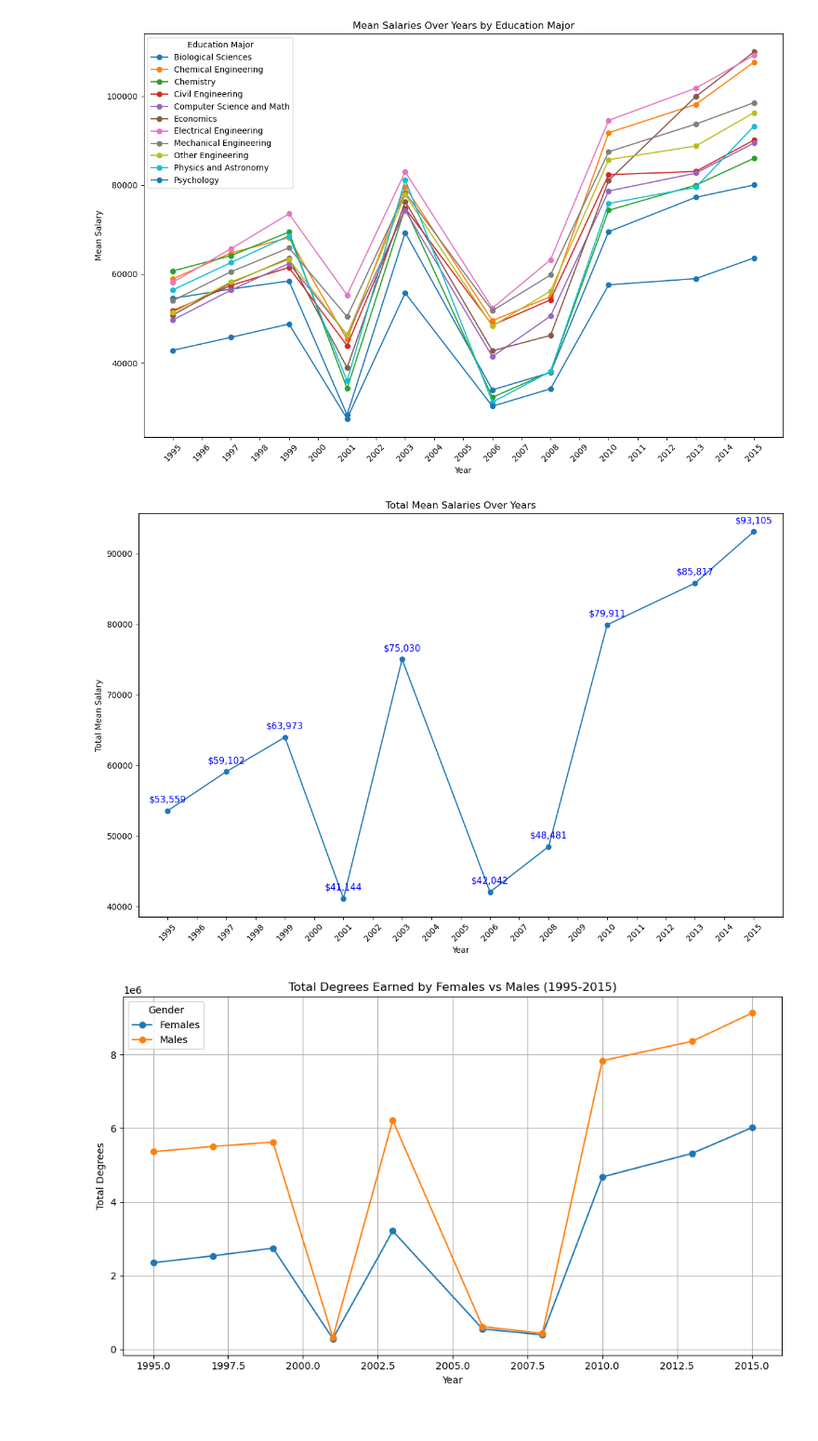
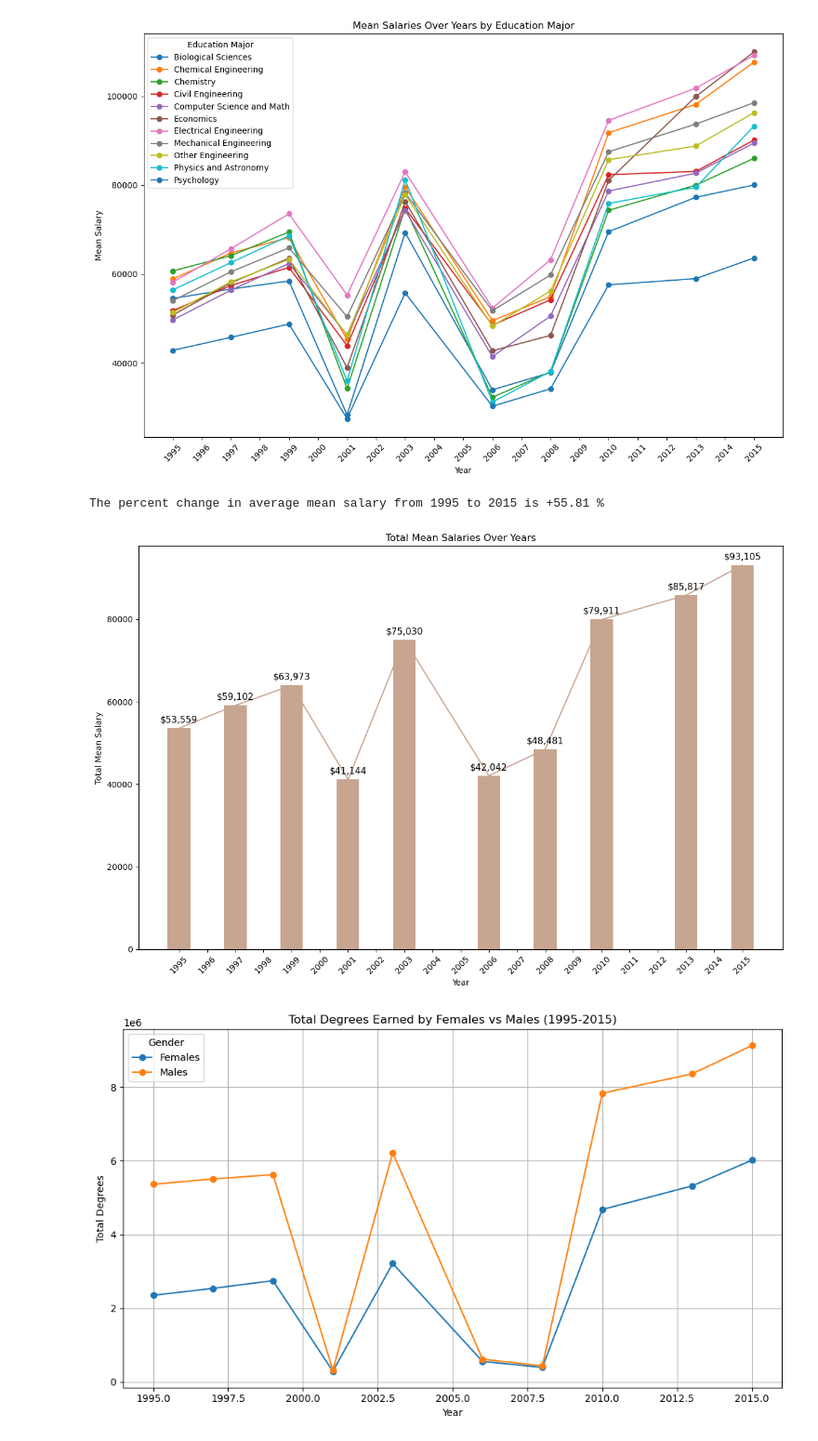
Before and after one commit to craha001/Project-1---Group-1, a Jupyter notebook: Project 1.ipynb, the cells around one changed output. Shown at 93% size. Saved outputs shown, nothing was run; the diff lists cells and outputs as text; code cells hidden in the pictures.

```diff
--- a/Project 1.ipynb
+++ b/Project 1.ipynb
@@ -209,25 +217,32 @@ plt.show()
 # %%
 education_salary_df = cleaned_df.groupby('Year')['Salaries.Mean'].mean()
 
 plt.figure(figsize=(12, 8))
-plt.plot(education_salary_df.index, education_salary_df.values, marker='o')
+plt.plot(education_salary_df.index, education_salary_df.values, color = '#c8a591ff')
+plt.bar(education_salary_df.index, education_salary_df.values, color = '#c8a591ff')
 
 for i in range(len(education_salary_df)):
     plt.text(education_salary_df.index[i], education_salary_df.values[i] + 0.01 * education_salary_df.max(),
              f'${education_salary_df.values[i]:,.0f}',
-             ha='center', va='bottom', fontsize=11, color='blue')
+             ha='center', va='bottom', fontsize=11, color='black')
 
 # Add title and labels
 plt.title('Total Mean Salaries Over Years')
 plt.xlabel('Year')
 plt.ylabel('Total Mean Salary')
 plt.xticks(ticks=range(int(education_salary_df.index.min()), int(education_salary_df.index.max()) + 1), rotation=45)
 
 # Show the plot
+sal_max = education_salary_df.max()
+sal_min = education_salary_df.min()
+sal_perc_change = (sal_max - sal_min)/sal_max * 100
+print(f"The percent change in average mean salary from 1995 to 2015 is +{sal_perc_change:.2f} %")
+
 plt.tight_layout()
 plt.show()
 # %% [output]
+The percent change in average mean salary from 1995 to 2015 is +55.81 %
-[figure, old version]
+[figure, new version]
 # %%
 #Men vs Women salaries throughout the years
 #Demographics.Gender.Males
```
Also changed, not shown: parts of 11 cells of this notebook.
